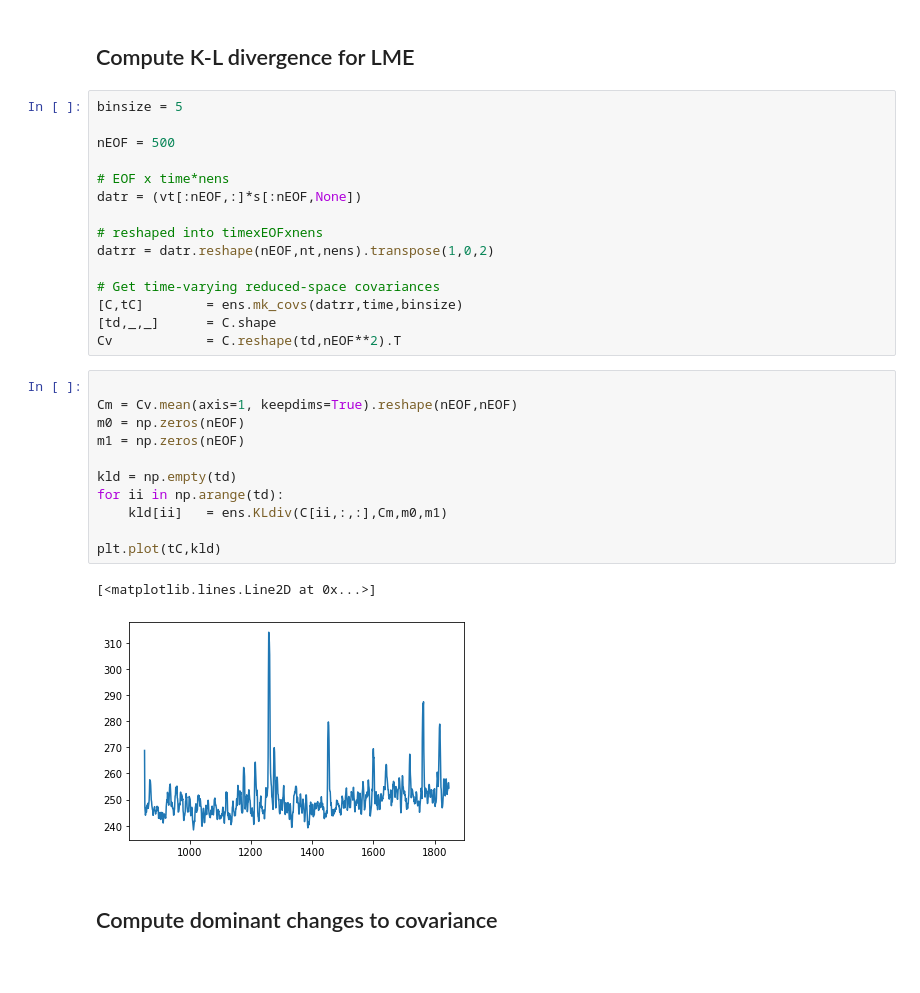
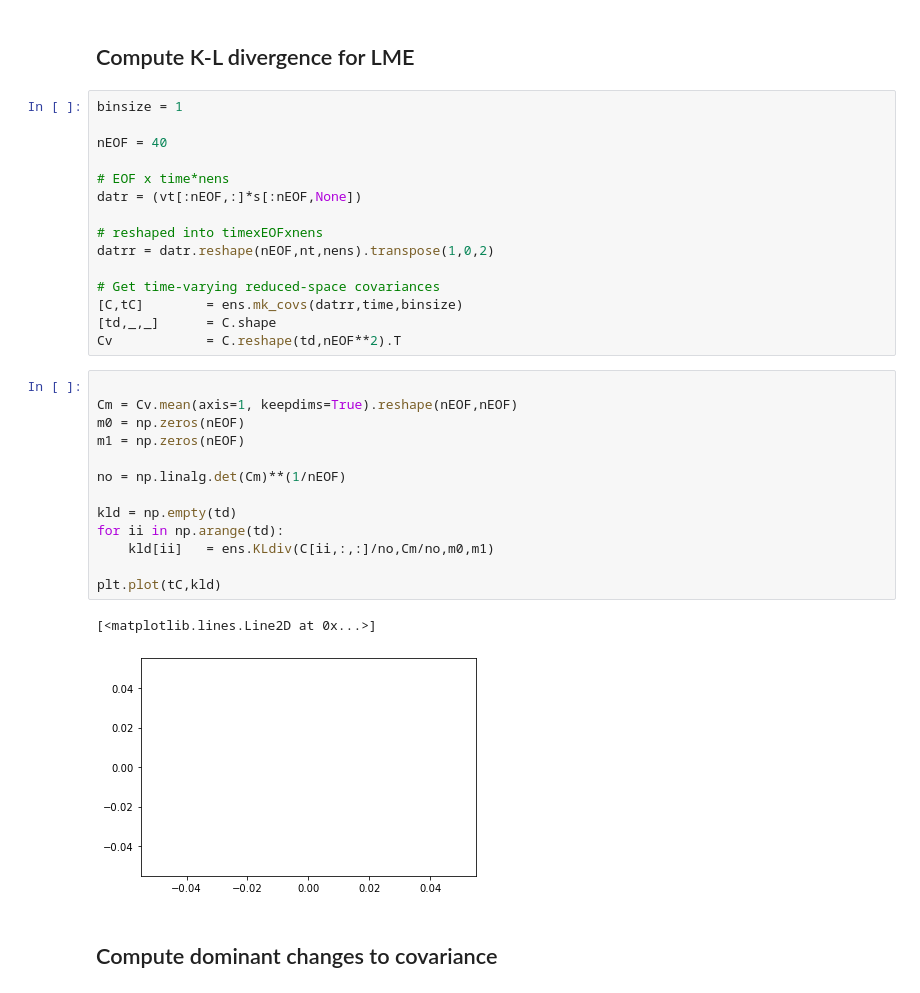
Before and after one commit to amrhein/SEOFs, a Jupyter notebook: es_LME.ipynb, the cells around one changed output. Cells and saved outputs as stored; diff of their text form.

```diff
--- a/es_LME.ipynb
+++ b/es_LME.ipynb
@@ -123,9 +126,9 @@ nens = out['nens']
 # %% [markdown]
 ## Compute K-L divergence for LME
 # %%
-binsize = 5
+binsize = 1
 
-nEOF = 500
+nEOF = 40
 
 # EOF x time*nens
 datr = (vt[:nEOF,:]*s[:nEOF,None])
@@ -140,17 +143,19 @@ Cv            = C.reshape(td,nEOF**2).T
 # %%
 
 Cm = Cv.mean(axis=1, keepdims=True).reshape(nEOF,nEOF)
 m0 = np.zeros(nEOF)
 m1 = np.zeros(nEOF)
 
+no = np.linalg.det(Cm)**(1/nEOF)
+
 kld = np.empty(td)
 for ii in np.arange(td):
-    kld[ii]   = ens.KLdiv(C[ii,:,:],Cm,m0,m1)
+    kld[ii]   = ens.KLdiv(C[ii,:,:]/no,Cm/no,m0,m1)
 
 plt.plot(tC,kld)
 # %% [output]
 [<matplotlib.lines.Line2D at 0x...>]
-[figure, old version]
+[figure, new version]
 # %% [markdown]
 ## Compute dominant changes to covariance
 # %%
```
Also changed, not shown: parts of 9 cells of this notebook, 2 other files.
